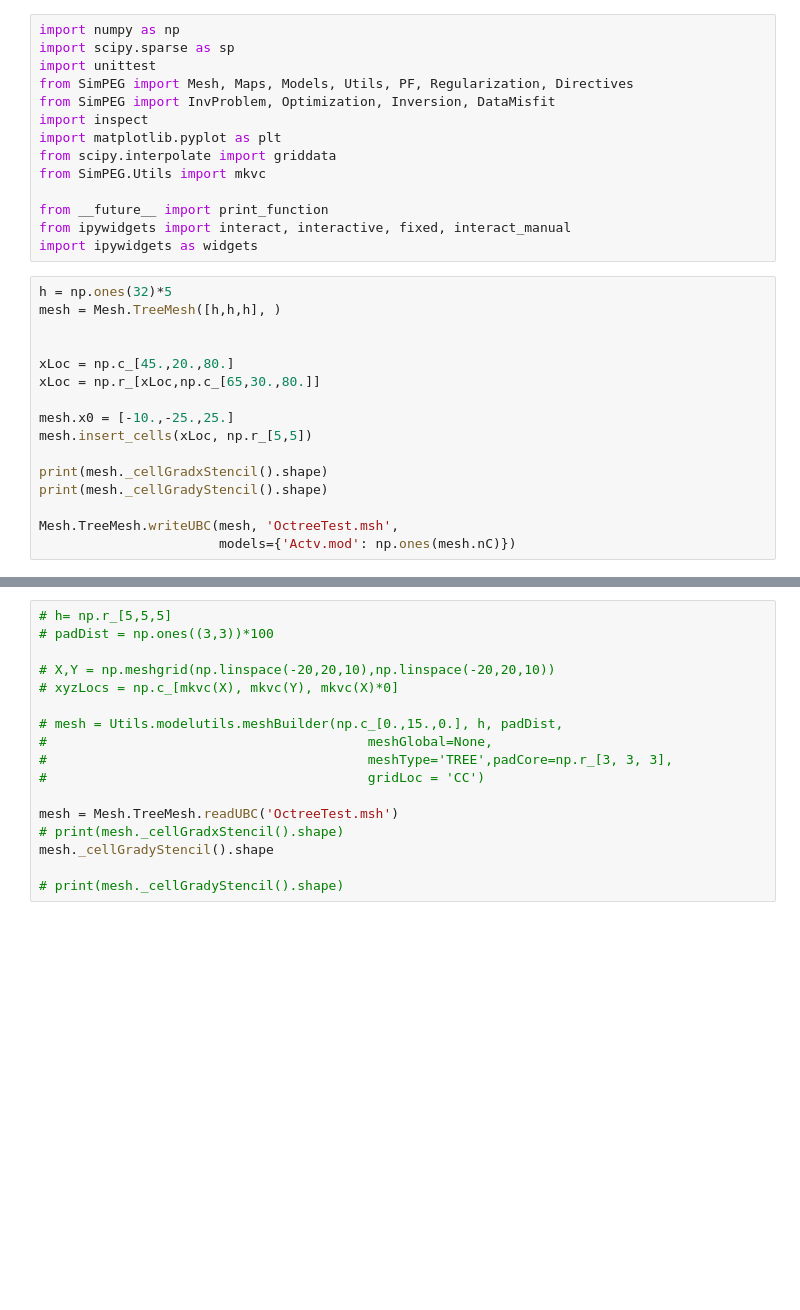
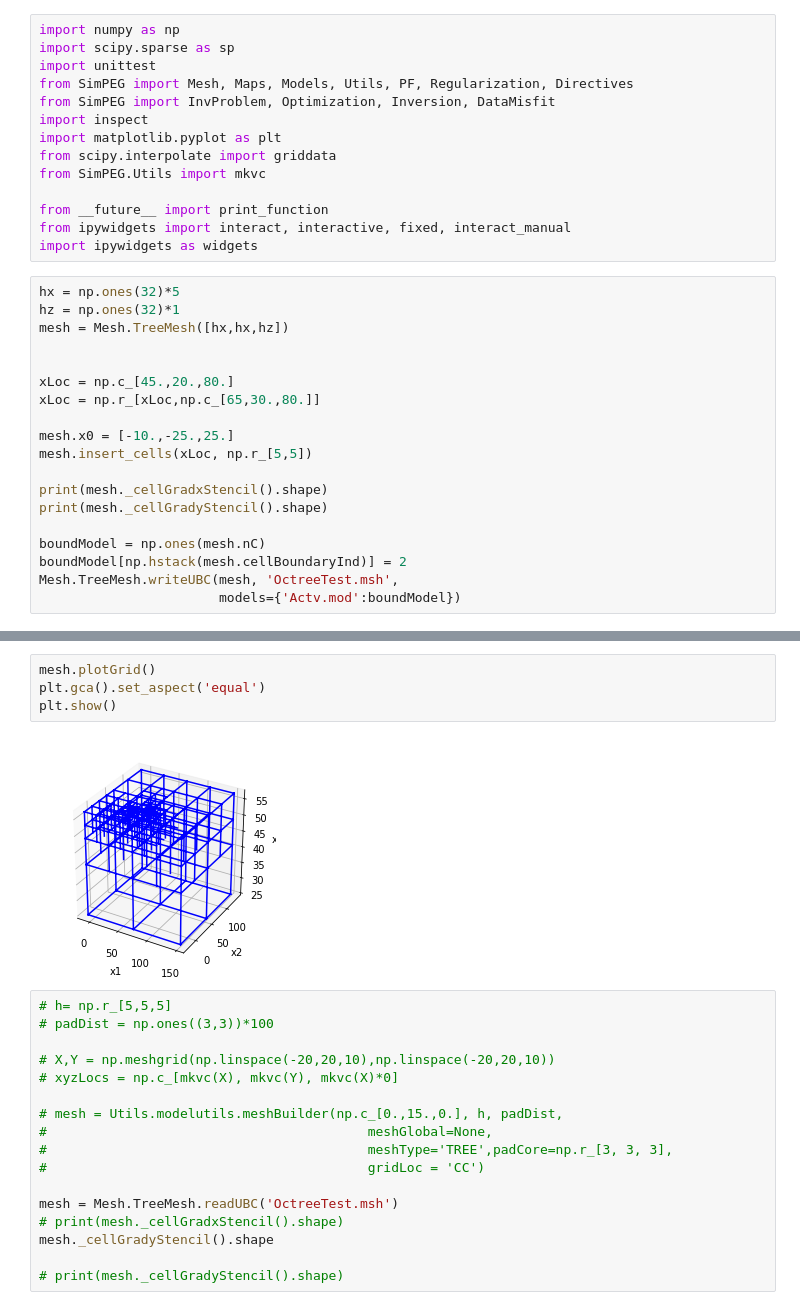
Before and after one commit to fourndo/ScriptsBank, a Jupyter notebook: SimPEG/Notebooks/OCtreeGrad_Operator_Test.ipynb, the cells around one changed output, grey strips where cells are left out. Drawn from its saved outputs; the diff is of its cells as text; blank space fills up the shorter version.

```diff
--- a/SimPEG/Notebooks/OCtreeGrad_Operator_Test.ipynb
+++ b/SimPEG/Notebooks/OCtreeGrad_Operator_Test.ipynb
@@ -13,8 +13,9 @@ from __future__ import print_function
 from ipywidgets import interact, interactive, fixed, interact_manual
 import ipywidgets as widgets
 # %%
-h = np.ones(32)*5
-mesh = Mesh.TreeMesh([h,h,h], )
+hx = np.ones(32)*5
+hz = np.ones(32)*1
+mesh = Mesh.TreeMesh([hx,hx,hz])
 
 
 xLoc = np.c_[45.,20.,80.]
@@ -26,6 +27,8 @@ mesh.insert_cells(xLoc, np.r_[5,5])
 print(mesh._cellGradxStencil().shape)
 print(mesh._cellGradyStencil().shape)
 
+boundModel = np.ones(mesh.nC)
+boundModel[np.hstack(mesh.cellBoundaryInd)] = 2
 Mesh.TreeMesh.writeUBC(mesh, 'OctreeTest.msh',
-                       models={'Actv.mod': np.ones(mesh.nC)})
+                       models={'Actv.mod':boundModel})
 # %% [output]
@@ -34,3 +52,9 @@ Mesh.TreeMesh.writeUBC(mesh, 'OctreeTest.msh',
+# %%
+mesh.plotGrid()
+plt.gca().set_aspect('equal')
+plt.show()
+# %% [output]
+[figure, added]
 # %%
 # h= np.r_[5,5,5]
 # padDist = np.ones((3,3))*100
```
Also changed, not shown: parts of 2 cells of this notebook, 23 other files.
